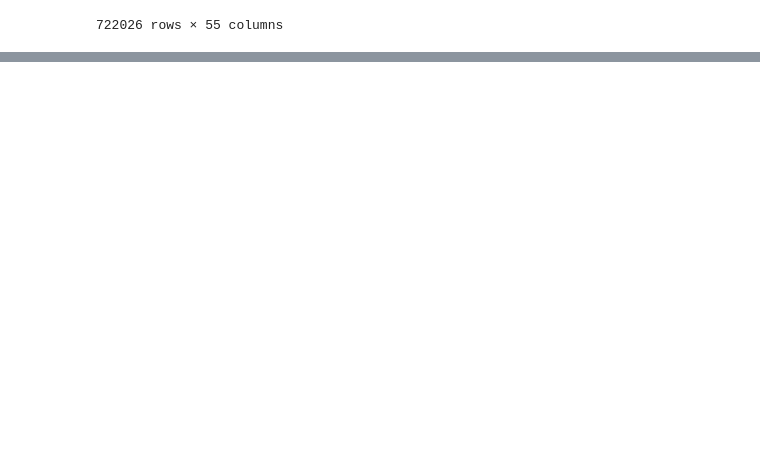
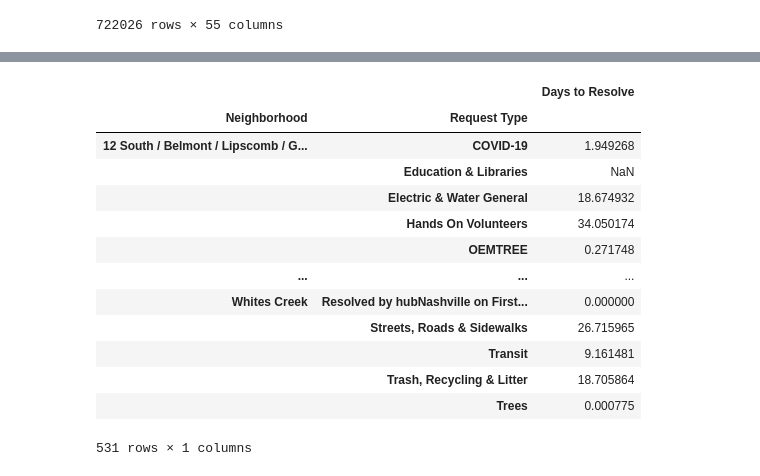
Before and after one commit to PrestonSpencer/Capstone-Nashville-Software-School-Nashville-311-Analysis, a Jupyter notebook: notebooks/visuals_and_analysis.ipynb, the cells around one changed output, grey strips where cells are left out. Cells and saved outputs as stored; diff of their text form; code cells hidden in the pictures; blank space fills up the shorter version.

```diff
--- a/notebooks/visuals_and_analysis.ipynb
+++ b/notebooks/visuals_and_analysis.ipynb
@@ -24,0 +45,17 @@ main_df
+# %%
+main_df.groupby(['Neighborhood', 'Request Type']).agg({'Days to Resolve':'mean'})
+# %% [output]
+|  |  | Days to Resolve |
+| Neighborhood | Request Type |  |
+| 12 South / Belmont / Lipscomb / G... | COVID-19 | 1.949268 |
+|  | Education & Libraries | NaN |
+|  | Electric & Water General | 18.674932 |
+|  | Hands On Volunteers | 34.050174 |
+|  | OEMTREE | 0.271748 |
+| ... | ... | ... |
+| Whites Creek | Resolved by hubNashville on First... | 0.000000 |
+|  | Streets, Roads & Sidewalks | 26.715965 |
+|  | Transit | 9.161481 |
+|  | Trash, Recycling & Litter | 18.705864 |
+|  | Trees | 0.000775 |
+531 rows × 1 columns
```
Also changed, not shown: parts of 4 cells of this notebook.
